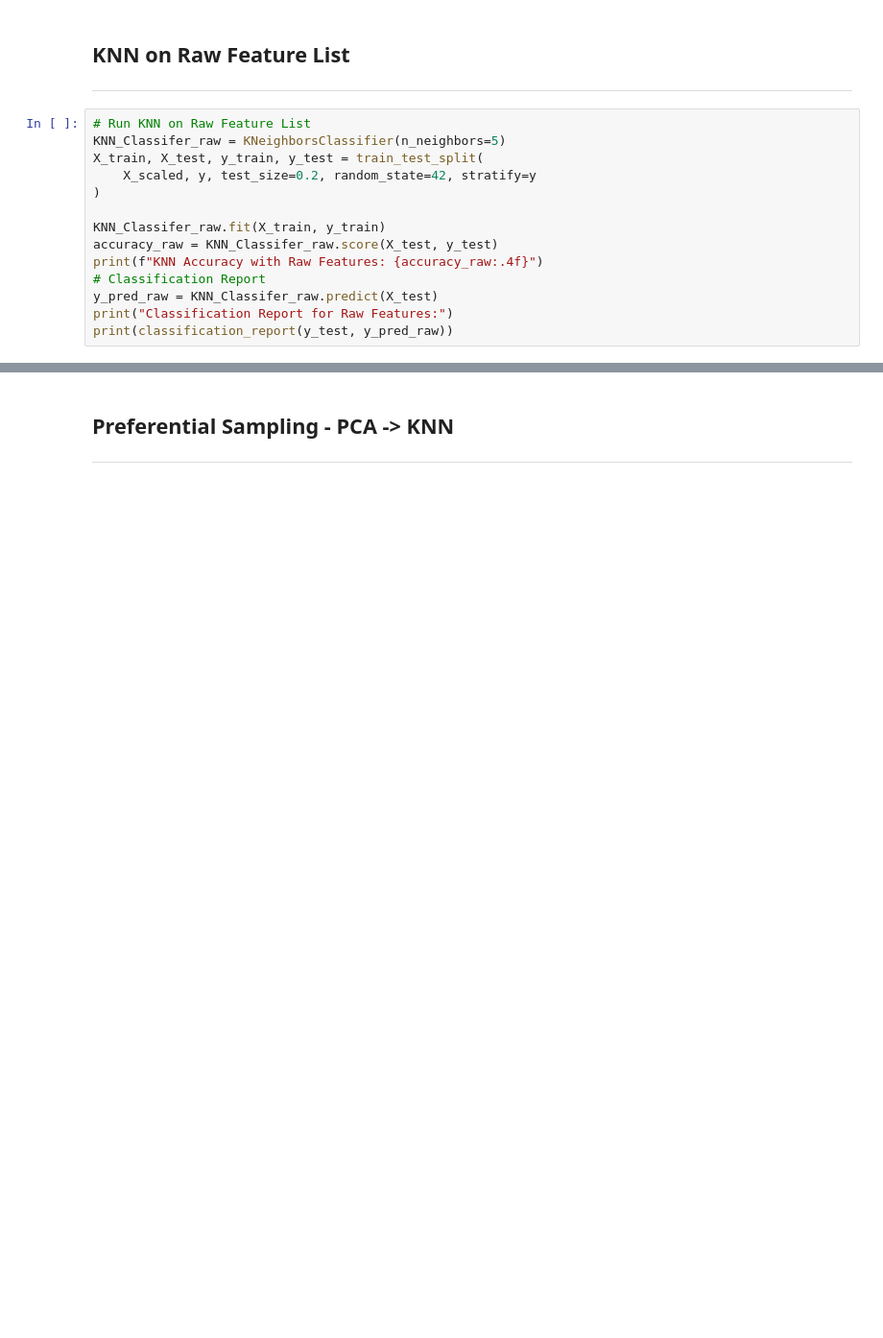
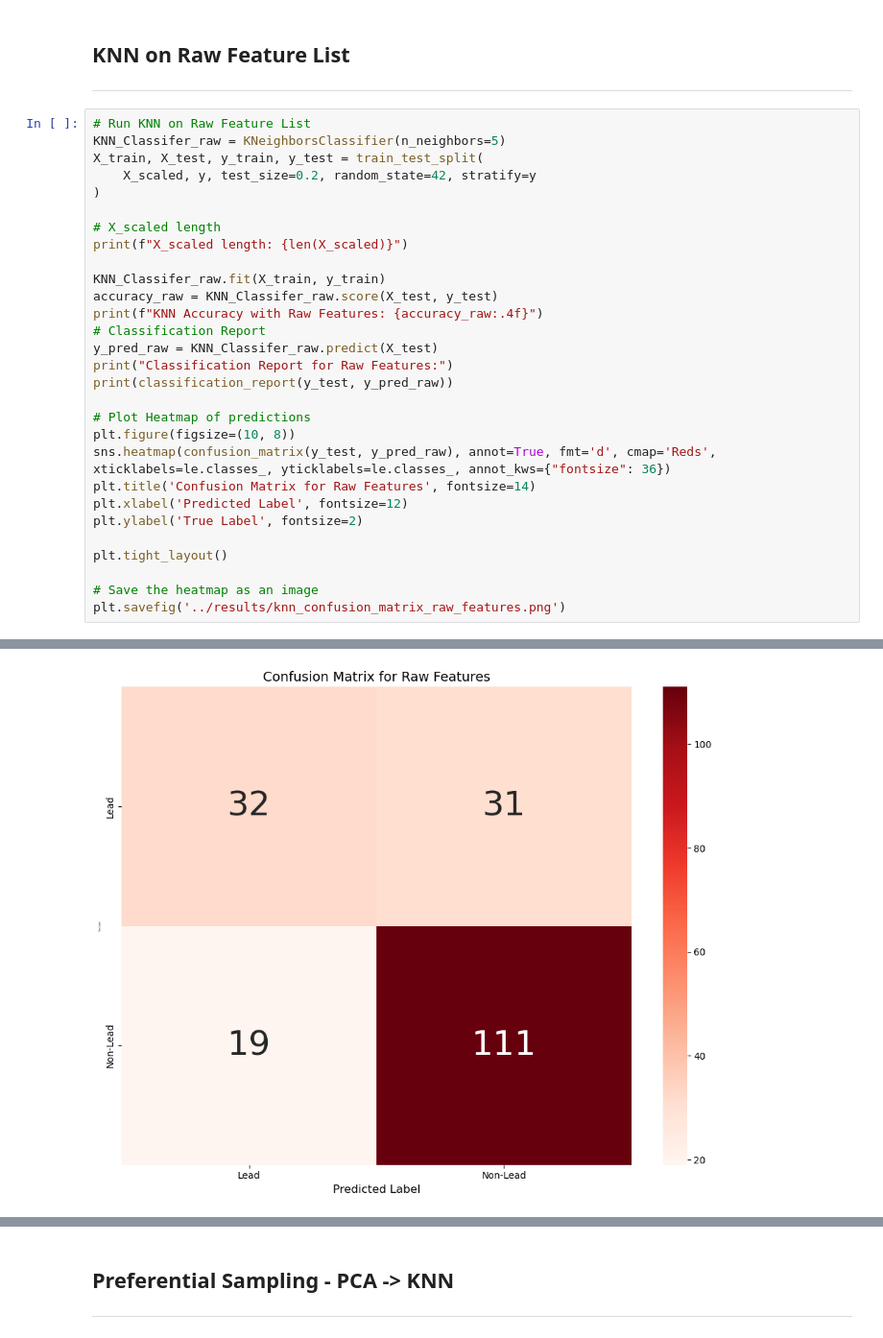
Before and after one commit to AvalonAce/ML-Lead-Service-Line-Prediction, a Jupyter notebook: models/knn_class.ipynb, the cells around one changed output, grey strips where cells are left out. Shown at 96% size. Drawn from its saved outputs; the diff is of its cells as text; blank space fills up the shorter version.

```diff
--- a/models/knn_class.ipynb
+++ b/models/knn_class.ipynb
@@ -411,6 +471,9 @@ KNN_Classifer_raw = KNeighborsClassifier(n_neighbors=5)
 X_train, X_test, y_train, y_test = train_test_split(
     X_scaled, y, test_size=0.2, random_state=42, stratify=y
 )
+
+# X_scaled length
+print(f"X_scaled length: {len(X_scaled)}")
 
 KNN_Classifer_raw.fit(X_train, y_train)
 accuracy_raw = KNN_Classifer_raw.score(X_test, y_test)
@@ -419,4 +482,16 @@ print(f"KNN Accuracy with Raw Features: {accuracy_raw:.4f}")
 y_pred_raw = KNN_Classifer_raw.predict(X_test)
 print("Classification Report for Raw Features:")
 print(classification_report(y_test, y_pred_raw))
+
+# Plot Heatmap of predictions
+plt.figure(figsize=(10, 8))
+sns.heatmap(confusion_matrix(y_test, y_pred_raw), annot=True, fmt='d', cmap='Reds', xticklabels=le.classes_, yticklabels=le.classes_, annot_kws={"fontsize": 36})
+plt.title('Confusion Matrix for Raw Features', fontsize=14)
+plt.xlabel('Predicted Label', fontsize=12)
+plt.ylabel('True Label', fontsize=2)
+
+plt.tight_layout()
+
+# Save the heatmap as an image
+plt.savefig('../results/knn_confusion_matrix_raw_features.png')
 # %% [output]
@@ -432,0 +509 @@ weighted avg       0.70      0.71      0.69       191
+[figure, added]
```
Also changed, not shown: parts of 7 cells of this notebook.
